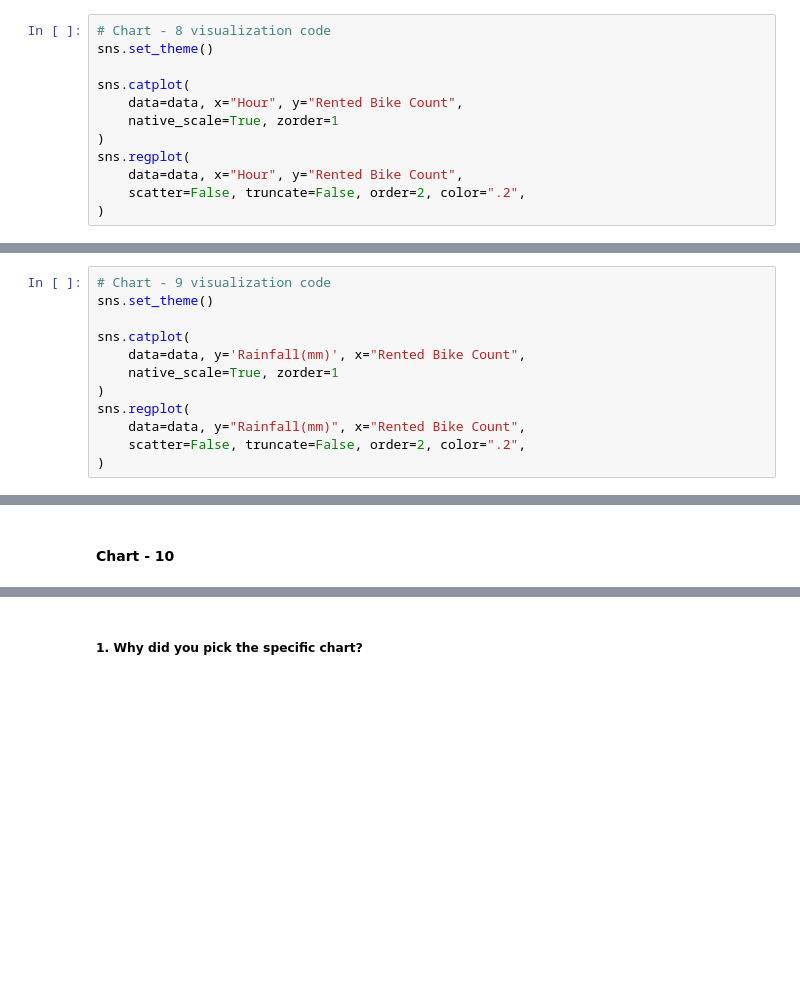
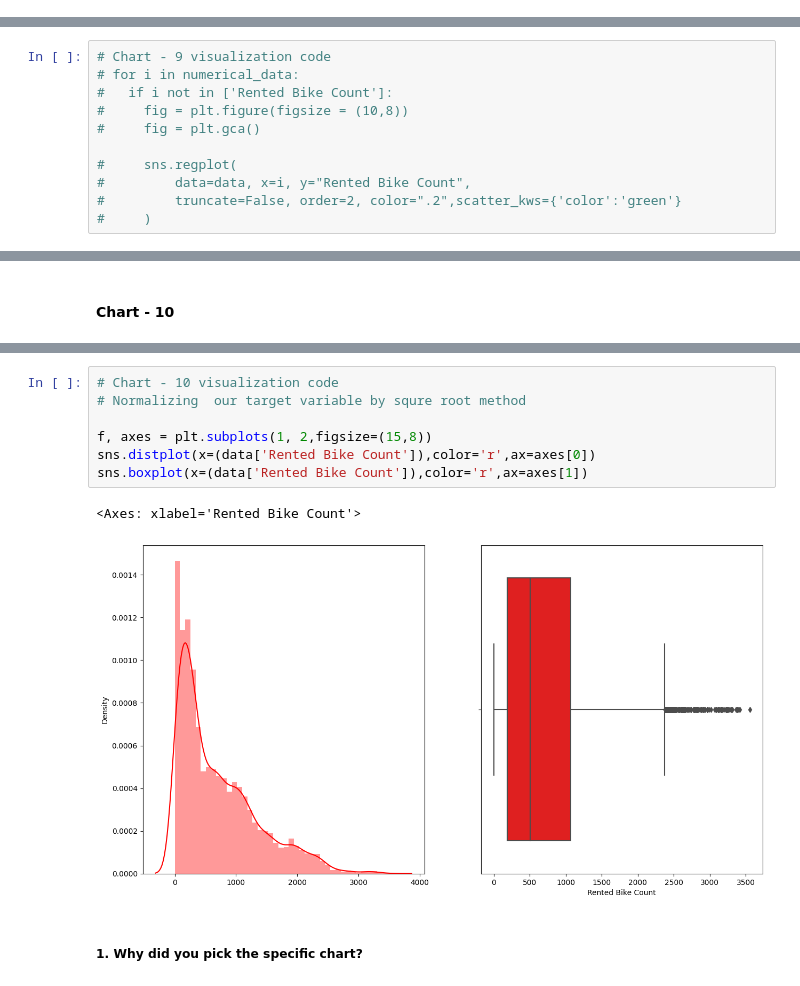
Before and after one commit to sonu9479/Bike-Sharing-Demand-Prediction, a Jupyter notebook: Bike_sharing_demand_prediction_ML_regression_model_.ipynb, the cells around one changed output, grey strips where cells are left out. Cells and saved outputs as stored; diff of their text form; blank space fills up the shorter version.

```diff
--- a/Bike_sharing_demand_prediction_ML_regression_model_.ipynb
+++ b/Bike_sharing_demand_prediction_ML_regression_model_.ipynb
@@ -522,15 +505,3 @@ Are there any insights that lead to negative growth? Justify with specific reaso
 Answer Here
 # %% [markdown]
 #### Chart - 8
-# %%
-# Chart - 8 visualization code
-sns.set_theme()
-
-sns.catplot(
-    data=data, x="Hour", y="Rented Bike Count",
-    native_scale=True, zorder=1
-)
-sns.regplot(
-    data=data, x="Hour", y="Rented Bike Count",
-    scatter=False, truncate=False, order=2, color=".2",
-)
@@ -554,13 +530,12 @@ Answer Here
 #### Chart - 9
 # %%
 # Chart - 9 visualization code
-sns.set_theme()
+# for i in numerical_data:
+#   if i not in ['Rented Bike Count']:
+#     fig = plt.figure(figsize = (10,8))
+#     fig = plt.gca()
 
-sns.catplot(
-    data=data, y='Rainfall(mm)', x="Rented Bike Count",
-    native_scale=True, zorder=1
-)
-sns.regplot(
-    data=data, y="Rainfall(mm)", x="Rented Bike Count",
-    scatter=False, truncate=False, order=2, color=".2",
-)
+#     sns.regplot(
+#         data=data, x=i, y="Rented Bike Count",
+#         truncate=False, order=2, color=".2",scatter_kws={'color':'green'}
+#     )
@@ -603,3 +577,13 @@ for i in numerical_data:
+# %%
+# Chart - 10 visualization code
+# Normalizing  our target variable by squre root method
+
+f, axes = plt.subplots(1, 2,figsize=(15,8))
+sns.distplot(x=(data['Rented Bike Count']),color='r',ax=axes[0])
+sns.boxplot(x=(data['Rented Bike Count']),color='r',ax=axes[1])
+# %% [output]
+<Axes: xlabel='Rented Bike Count'>
+[figure, added]
 # %% [markdown]
 ##### 1. Why did you pick the specific chart?
 # %% [markdown]
```
Also changed, not shown: parts of 102 cells of this notebook.
